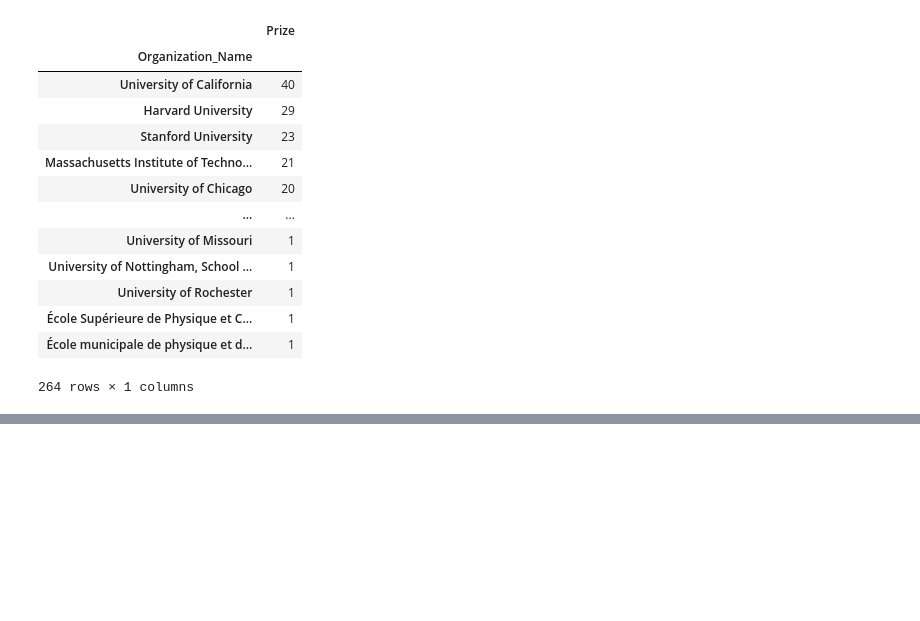
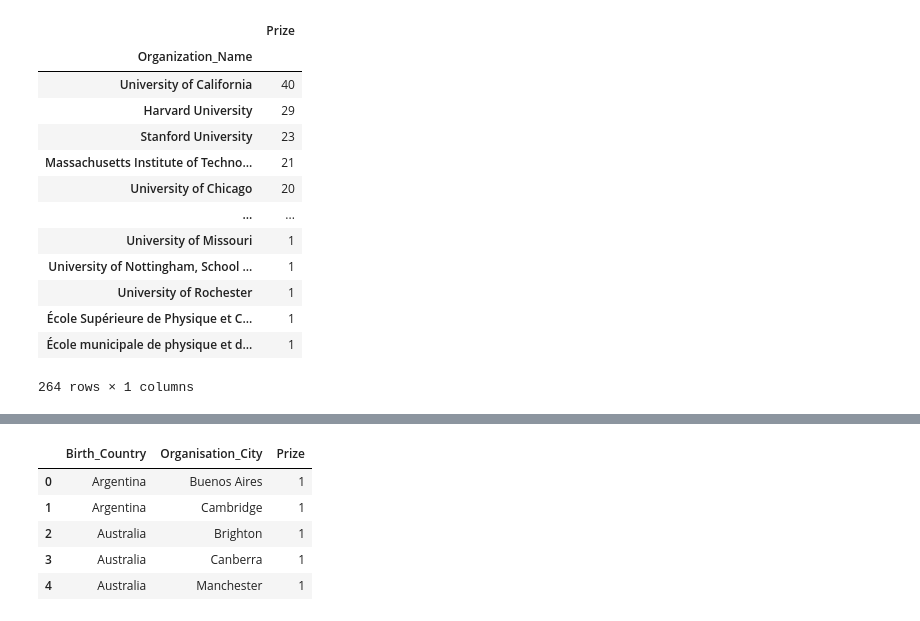
Before and after one commit to shane-221/Python_Basics, a Jupyter notebook: 09_Advanced-Data_Analysis(Pandas-Plotly-Seaborn)/79_Matplotlib_Pandas_Seaborn/main.ipynb, the cells around one changed output, grey strips where cells are left out. Saved outputs shown, nothing was run; the diff lists cells and outputs as text; code cells hidden in the pictures; blank space fills up the shorter version.

```diff
--- a/09_Advanced-Data_Analysis(Pandas-Plotly-Seaborn)/79_Matplotlib_Pandas_Seaborn/main.ipynb
+++ b/09_Advanced-Data_Analysis(Pandas-Plotly-Seaborn)/79_Matplotlib_Pandas_Seaborn/main.ipynb
@@ -610,0 +684,13 @@ chart.show()
+# %%
+## Create the dataset in the right way
+
+dataset2= df.groupby(["Birth_Country", "Organisation_City"]).agg({"Prize":"count"})                 # Can also do as_index== False argument
+dataset2.reset_index(inplace=True)
+dataset2.head()
+# %% [output]
+|  | Birth_Country | Organisation_City | Prize |
+| 0 | Argentina | Buenos Aires | 1 |
+| 1 | Argentina | Cambridge | 1 |
+| 2 | Australia | Brighton | 1 |
+| 3 | Australia | Canberra | 1 |
+| 4 | Australia | Manchester | 1 |
```
Also changed, not shown: parts of 9 cells of this notebook.
